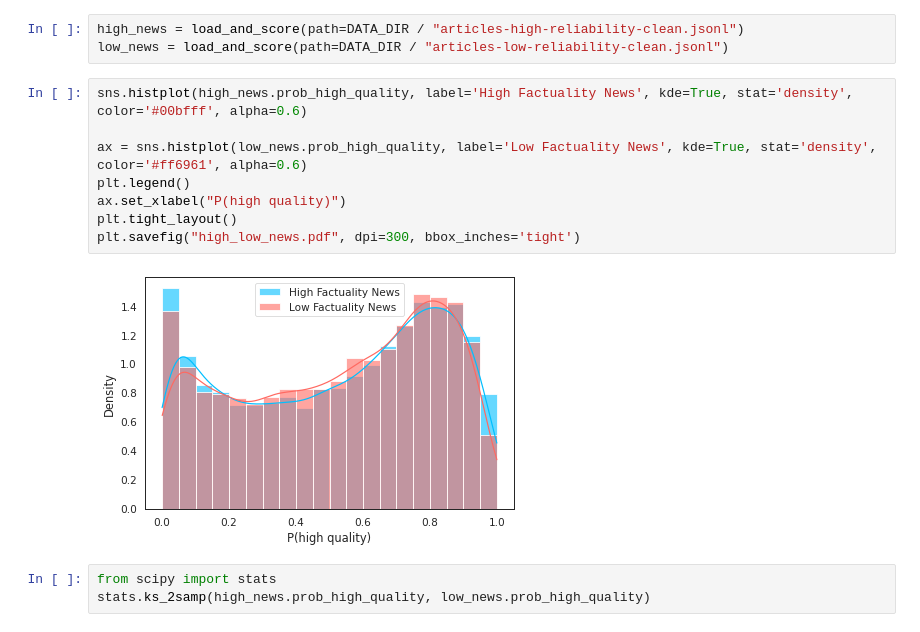
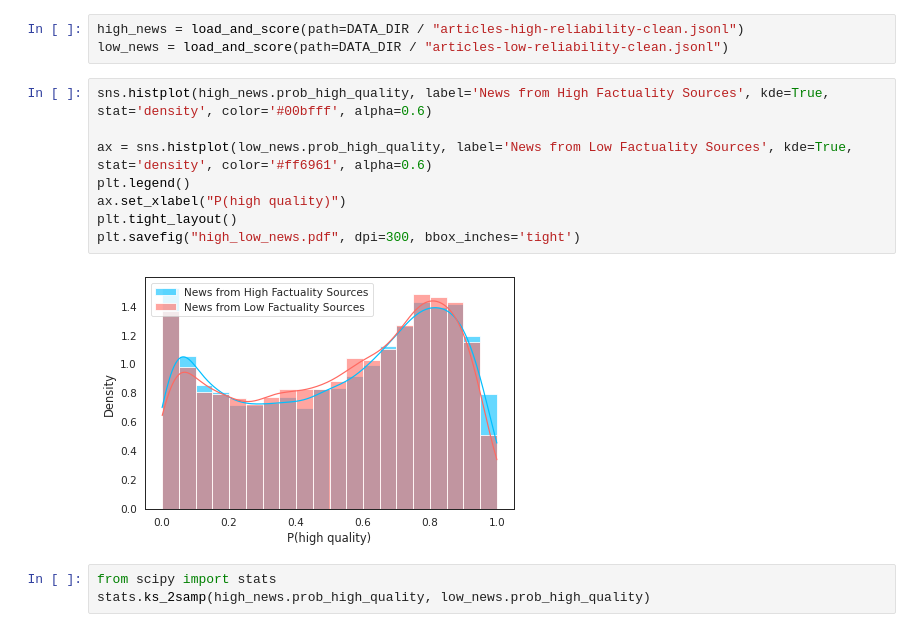
Before and after one commit to kernelmachine/quality-filter, a Jupyter notebook: Additional Figures.ipynb, the cells around one changed output. Drawn from its saved outputs; the diff is of its cells as text.

```diff
--- a/Additional Figures.ipynb
+++ b/Additional Figures.ipynb
@@ -68,15 +212,15 @@ plt.tight_layout()
 high_news = load_and_score(path=DATA_DIR / "articles-high-reliability-clean.jsonl")
 low_news = load_and_score(path=DATA_DIR / "articles-low-reliability-clean.jsonl")
 # %%
-sns.histplot(high_news.prob_high_quality, label='High Factuality News', kde=True, stat='density', color='#00bfff', alpha=0.6)
+sns.histplot(high_news.prob_high_quality, label='News from High Factuality Sources', kde=True, stat='density', color='#00bfff', alpha=0.6)
 
-ax = sns.histplot(low_news.prob_high_quality, label='Low Factuality News', kde=True, stat='density', color='#ff6961', alpha=0.6)
+ax = sns.histplot(low_news.prob_high_quality, label='News from Low Factuality Sources', kde=True, stat='density', color='#ff6961', alpha=0.6)
 plt.legend()
 ax.set_xlabel("P(high quality)")
 plt.tight_layout()
 plt.savefig("high_low_news.pdf", dpi=300, bbox_inches='tight')
 # %% [output]
-[figure, old version]
+[figure, new version]
 # %%
 from scipy import stats
 stats.ks_2samp(high_news.prob_high_quality, low_news.prob_high_quality)
```
Also changed, not shown: parts of 8 cells of this notebook, 4 other files.
